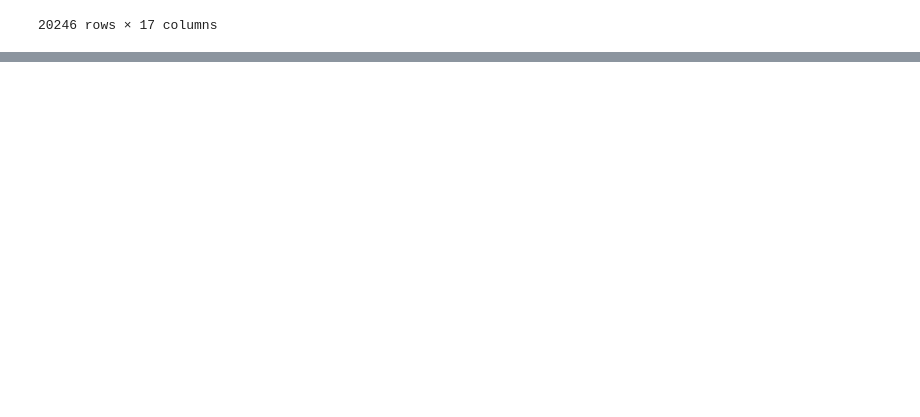
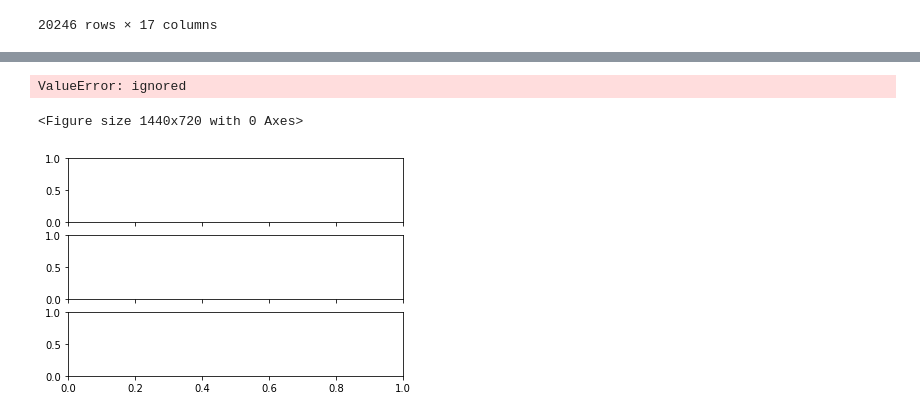
Before and after one commit to josegoisgit/dadosgov, a Jupyter notebook: dados_de_governos.ipynb, the cells around one changed output, grey strips where cells are left out. Cells and saved outputs as stored; diff of their text form; code cells hidden in the pictures; blank space fills up the shorter version.

```diff
--- a/dados_de_governos.ipynb
+++ b/dados_de_governos.ipynb
@@ -505,0 +636,9 @@ df_csv
+# %%
+ano = numpy.array(ano)
+contagem = numpy.array(contagem)
+# %%
+id_m = [s == 'M' for s in sexo]
+# %%
+id_f = [s == 'F' for s in sexo]
+# %%
+id_na = [s=='false' for s in sexo]
@@ -505,0 +661,9 @@ df_csv
+# %%
+figura_dois = pyplot.figure(2,(20,10))
+axs = pyplot.subplots(3,1,sharex=True,sharey=True)
+for ax,id in zip(axs[1],[id_m,id_f,id_na]):
+    pyplot.bar(x=ano[id_m],height=contagem[id_m],axes=ax)
+# %% [output]
+ValueError: ignored
+<Figure size 1440x720 with 0 Axes>
+[figure, added]
```
Also changed, not shown: parts of 25 cells of this notebook.
